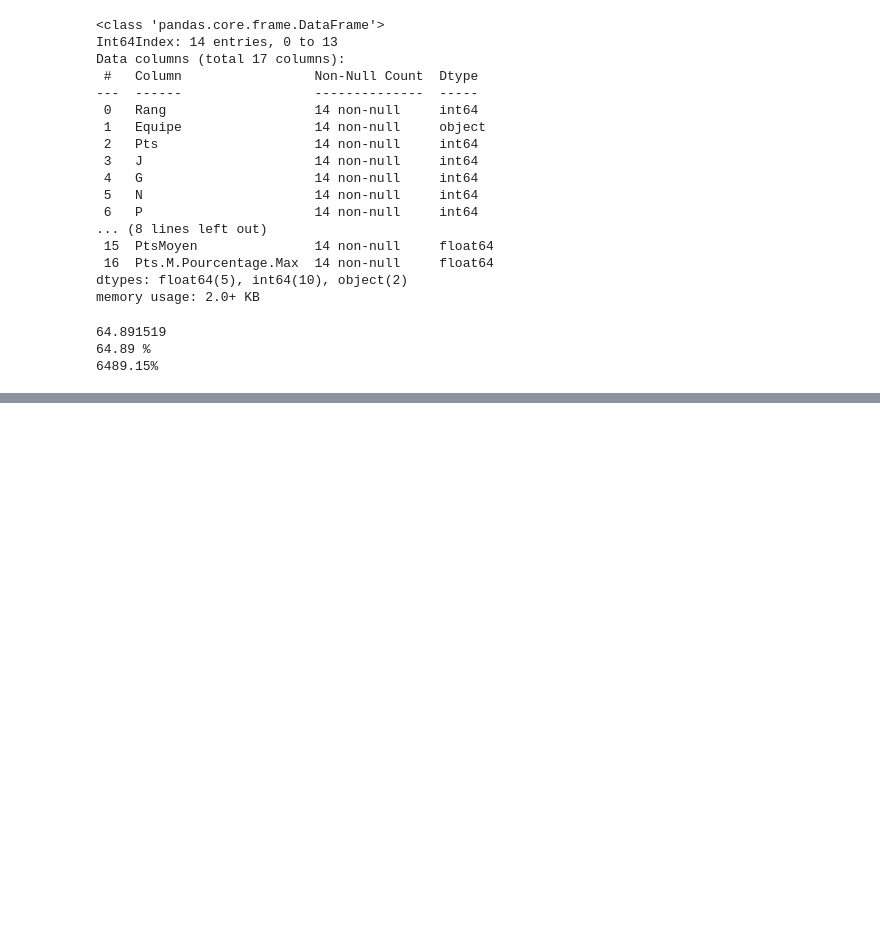
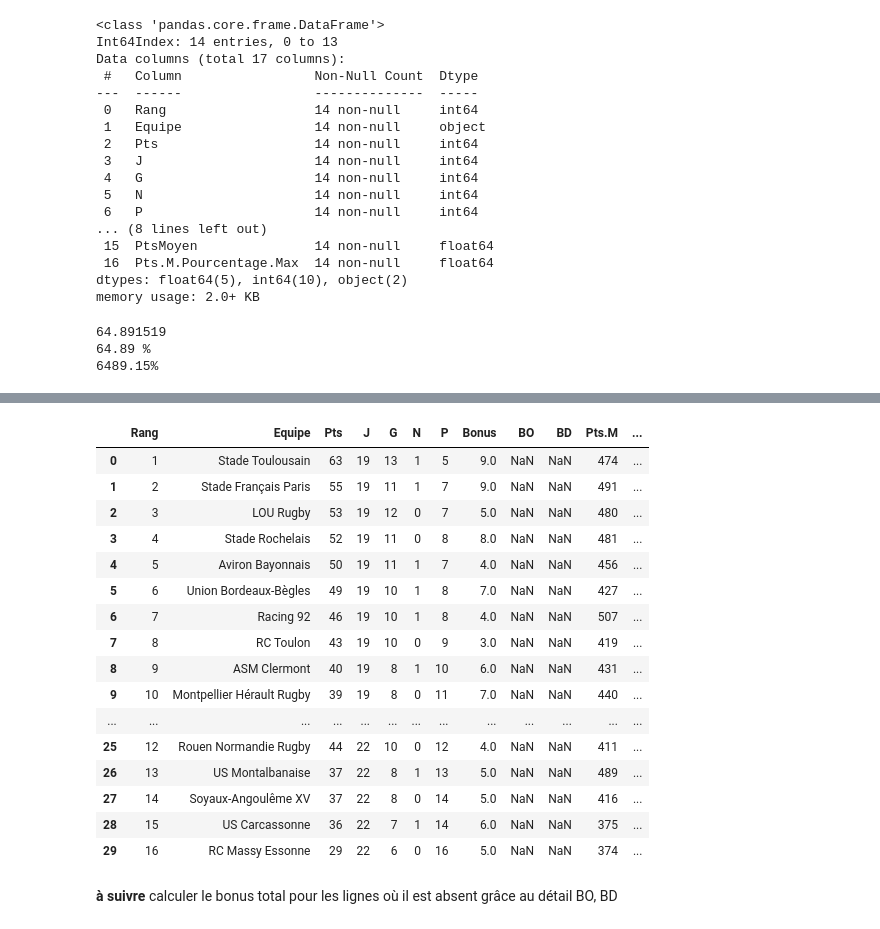
Before and after one commit to matthcol/python_rugby, a Jupyter notebook: 02-Pandas-Classements.ipynb, the cells around one changed output, grey strips where cells are left out. Saved outputs shown, nothing was run; the diff lists cells and outputs as text; code cells hidden in the pictures; blank space fills up the shorter version.

```diff
--- a/02-Pandas-Classements.ipynb
+++ b/02-Pandas-Classements.ipynb
@@ -285,0 +506,23 @@ print(dfClassementTop14.to_string(formatters={
+# %%
+# lignes telles que le bonus est présent
+dfClassements[~dfClassements.Bonus.isna()]
+# %% [output]
+|  | Rang | Equipe | Pts | J | G | N | P | Bonus | BO | BD | Pts.M | ... |
+| 0 | 1 | Stade Toulousain | 63 | 19 | 13 | 1 | 5 | 9.0 | NaN | NaN | 474 | ... |
+| 1 | 2 | Stade Français Paris | 55 | 19 | 11 | 1 | 7 | 9.0 | NaN | NaN | 491 | ... |
+| 2 | 3 | LOU Rugby | 53 | 19 | 12 | 0 | 7 | 5.0 | NaN | NaN | 480 | ... |
+| 3 | 4 | Stade Rochelais | 52 | 19 | 11 | 0 | 8 | 8.0 | NaN | NaN | 481 | ... |
+| 4 | 5 | Aviron Bayonnais | 50 | 19 | 11 | 1 | 7 | 4.0 | NaN | NaN | 456 | ... |
+| 5 | 6 | Union Bordeaux-Bègles | 49 | 19 | 10 | 1 | 8 | 7.0 | NaN | NaN | 427 | ... |
+| 6 | 7 | Racing 92 | 46 | 19 | 10 | 1 | 8 | 4.0 | NaN | NaN | 507 | ... |
+| 7 | 8 | RC Toulon | 43 | 19 | 10 | 0 | 9 | 3.0 | NaN | NaN | 419 | ... |
+| 8 | 9 | ASM Clermont | 40 | 19 | 8 | 1 | 10 | 6.0 | NaN | NaN | 431 | ... |
+| 9 | 10 | Montpellier Hérault Rugby | 39 | 19 | 8 | 0 | 11 | 7.0 | NaN | NaN | 440 | ... |
+| ... | ... | ... | ... | ... | ... | ... | ... | ... | ... | ... | ... | ... |
+| 25 | 12 | Rouen Normandie Rugby | 44 | 22 | 10 | 0 | 12 | 4.0 | NaN | NaN | 411 | ... |
+| 26 | 13 | US Montalbanaise | 37 | 22 | 8 | 1 | 13 | 5.0 | NaN | NaN | 489 | ... |
+| 27 | 14 | Soyaux-Angoulême XV | 37 | 22 | 8 | 0 | 14 | 5.0 | NaN | NaN | 416 | ... |
+| 28 | 15 | US Carcassonne | 36 | 22 | 7 | 1 | 14 | 6.0 | NaN | NaN | 375 | ... |
+| 29 | 16 | RC Massy Essonne | 29 | 22 | 6 | 0 | 16 | 5.0 | NaN | NaN | 374 | ... |
+# %% [markdown]
+**à suivre** calculer le bonus total pour les lignes où il est absent grâce au détail BO, BD
```
Also changed, not shown: parts of 26 cells of this notebook, 1 other file.
